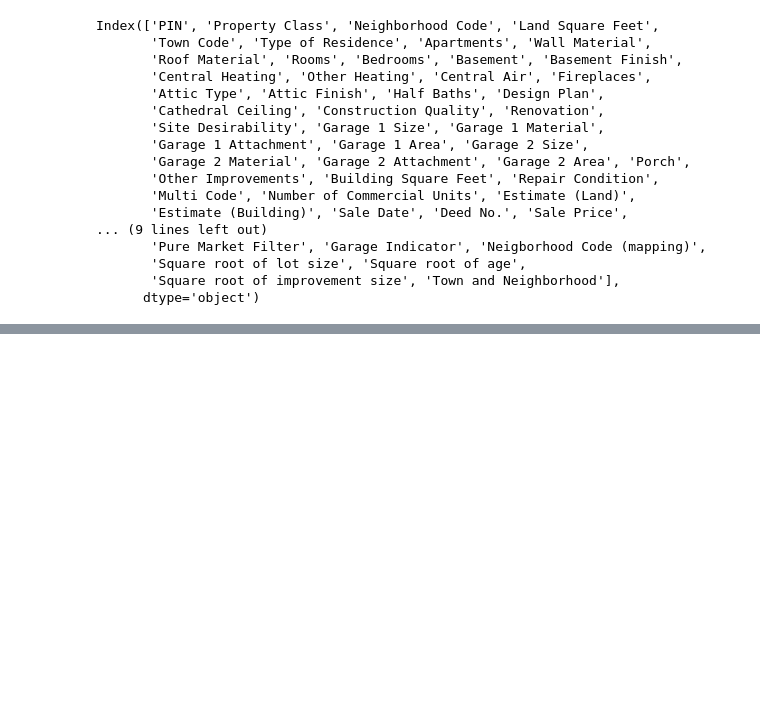
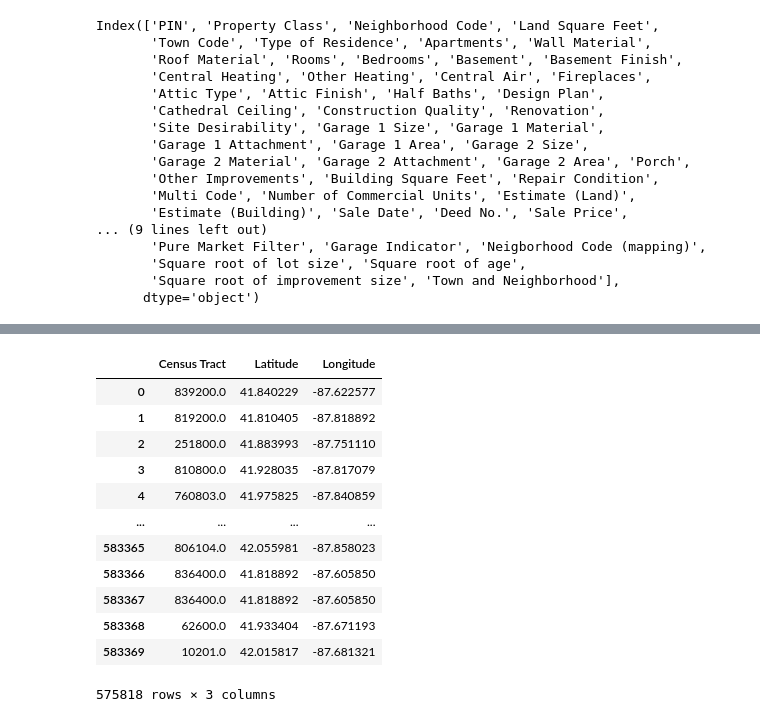
Before and after one commit to mpiraino/Chicago-Housing-Project, a Jupyter notebook: exploratory_analysis/CookCountyHousingData.ipynb, the cells around one changed output, grey strips where cells are left out. Cells and saved outputs as stored; diff of their text form; code cells hidden in the pictures; blank space fills up the shorter version.

```diff
--- a/exploratory_analysis/CookCountyHousingData.ipynb
+++ b/exploratory_analysis/CookCountyHousingData.ipynb
@@ -186,0 +195,18 @@ hood_map.get_neighborhoods(41.879617, -87.633463)
+# %%
+latlon = house_data[['Census Tract', 'Latitude', 'Longitude']]
+# %%
+latlon
+# %% [output]
+|  | Census Tract | Latitude | Longitude |
+| 0 | 839200.0 | 41.840229 | -87.622577 |
+| 1 | 819200.0 | 41.810405 | -87.818892 |
+| 2 | 251800.0 | 41.883993 | -87.751110 |
+| 3 | 810800.0 | 41.928035 | -87.817079 |
+| 4 | 760803.0 | 41.975825 | -87.840859 |
+| ... | ... | ... | ... |
+| 583365 | 806104.0 | 42.055981 | -87.858023 |
+| 583366 | 836400.0 | 41.818892 | -87.605850 |
+| 583367 | 836400.0 | 41.818892 | -87.605850 |
+| 583368 | 62600.0 | 41.933404 | -87.671193 |
+| 583369 | 10201.0 | 42.015817 | -87.681321 |
+575818 rows × 3 columns
```
Also changed, not shown: parts of 49 cells of this notebook, 1 other file.
